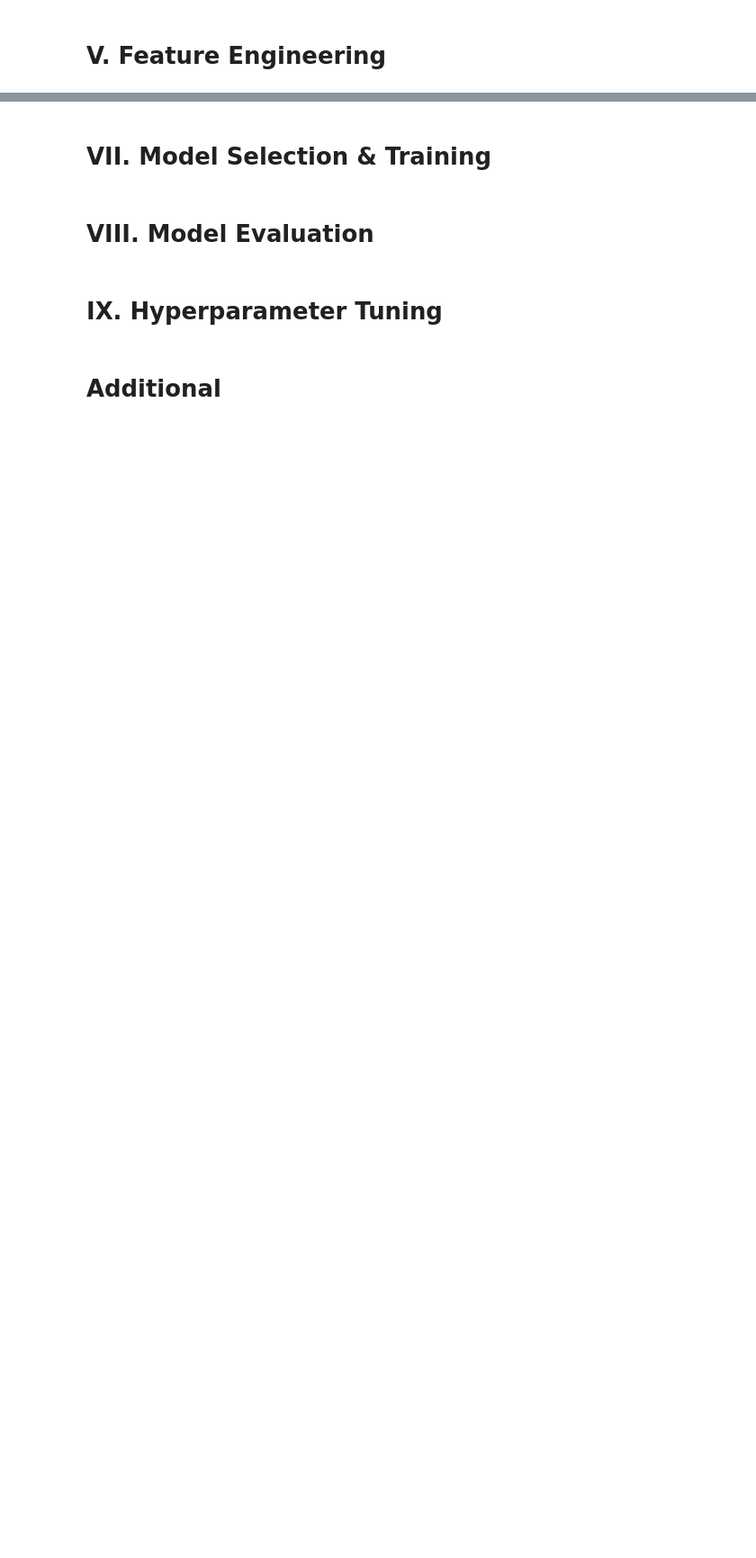
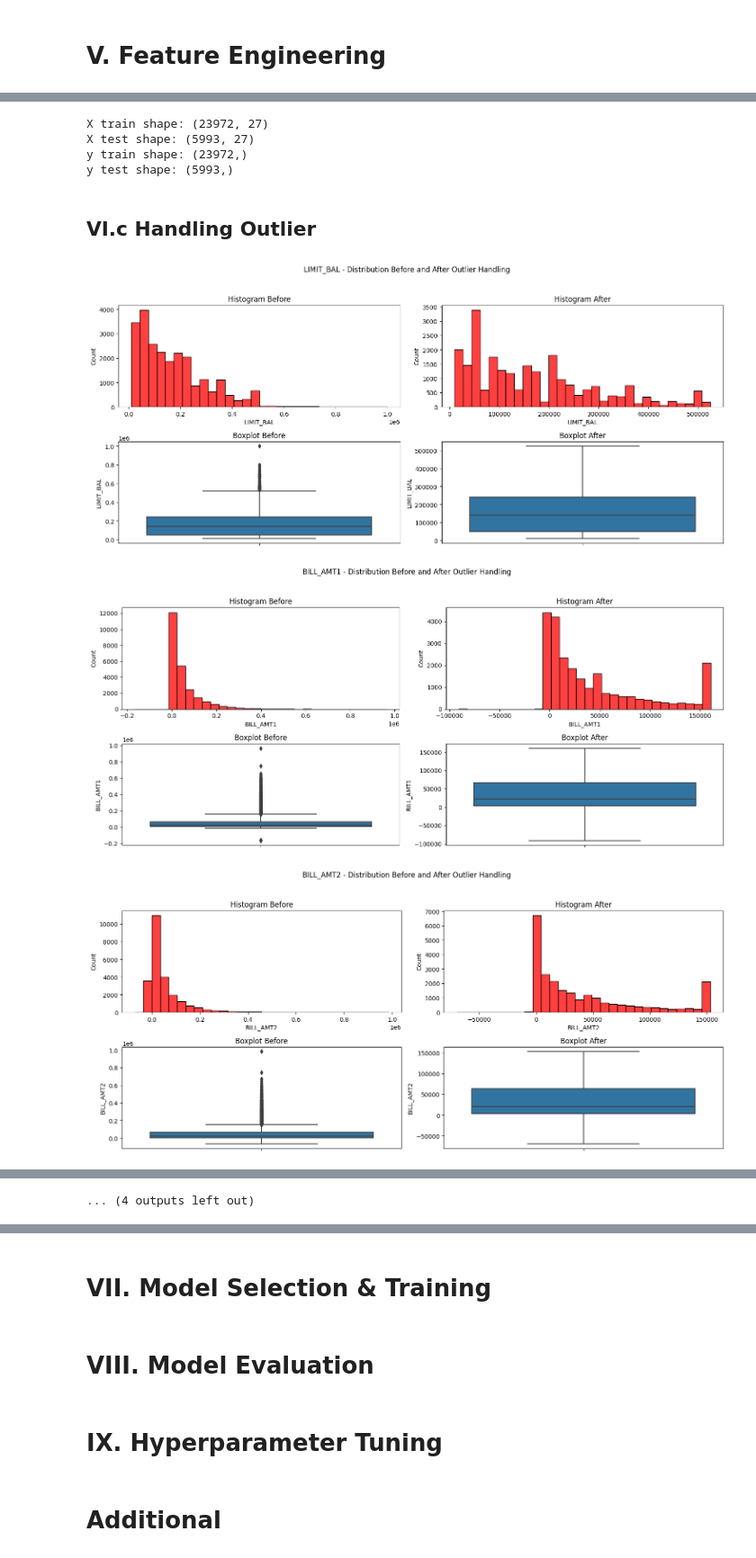
Before and after one commit to iqbal-saputra/AssignmentML, a Jupyter notebook: AssignmentML.ipynb, the cells around one changed output, grey strips where cells are left out. Shown at 90% size. Drawn from its saved outputs; the diff is of its cells as text; code cells hidden in the pictures; blank space fills up the shorter version.

```diff
--- a/AssignmentML.ipynb
+++ b/AssignmentML.ipynb
@@ -685,0 +790,24 @@ plt.show()
+# %%
+# Split target dan fitur
+X = df.drop(columns=['default payment next month'], axis=1)         # X sebagai fitur(targeted columns)
+y = df['default payment next month']                                # y sebagai target (Price Column)
+# %%
+# Split Train dan test data
+X_train, X_test, y_train, y_test = train_test_split(X,
+                                                    y,
+                                                    test_size = 0.2,
+                                                    random_state = 42)
+
+
+# Cek size Train dan Test
+print(f'X train shape: {X_train.shape}')
+print(f'X test shape: {X_test.shape}')
+print(f'y train shape: {y_train.shape}')
+print(f'y test shape: {y_test.shape}')
+# %% [output]
+X train shape: (23972, 27)
+X test shape: (5993, 27)
+y train shape: (23972,)
+y test shape: (5993,)
+# %% [markdown]
+## VI.c Handling Outlier
@@ -685,0 +817,47 @@ plt.show()
+# %%
+# Drop kolom yang tidak ingin kita winsorize
+winsor_cols = [col for col in numerical_columns if col not in ['AGE', 'HAS_MISSED_PAYMENT']]
+
+# Inisialisasi Winsorizer
+winsor = Winsorizer(capping_method='iqr',
+                    tail='both',
+                    fold=1.5,
+                    variables=winsor_cols)
+
+X_train_winsor = winsor.fit_transform(X_train)
+X_test_winsor = winsor.transform(X_test)
+# %%
+# Plot perbandingan distribusi
+def outlier_handling_plot_comparison(df_before, df_after, variable):
+
+    # Figure Size, and Super Title berdasarkan variabel
+    fig, axes = plt.subplots(2, 2, figsize=(15, 7))
+    fig.suptitle(f'{variable} - Distribution Before and After Outlier Handling')
+
+    # Plot Histogram Before
+    sns.histplot(df_before[variable], bins=30, ax=axes[0, 0], color='red')
+    axes[0, 0].set_title('Histogram Before')
+
+    # Plot Boxplot Before
+    sns.boxplot(y=df_before[variable], ax=axes[1, 0])
+    axes[1, 0].set_title('Boxplot Before')
+
+    # Plot Histogram After
+    sns.histplot(df_after[variable], bins=30, ax=axes[0, 1], color='red')
+    axes[0, 1].set_title('Histogram After')
+
+    # Plot Boxplot After
+    sns.boxplot(y=df_after[variable], ax=axes[1, 1])
+    axes[1, 1].set_title('Boxplot After')
+
+    plt.tight_layout(rect=[0, 0.03, 1, 0.95])
+    plt.show()
+
+
+# Looping utk menampilkan data
+for i in winsor_cols:
+    outlier_handling_plot_comparison(X_train, X_train_winsor, i)
+# %% [output]
+[figure, added]
+[figure, added]
+[figure, added]
@@ -685,0 +873 @@ plt.show()
+... (4 outputs left out)
```
Also changed, not shown: parts of 38 cells of this notebook, 2 other files.
